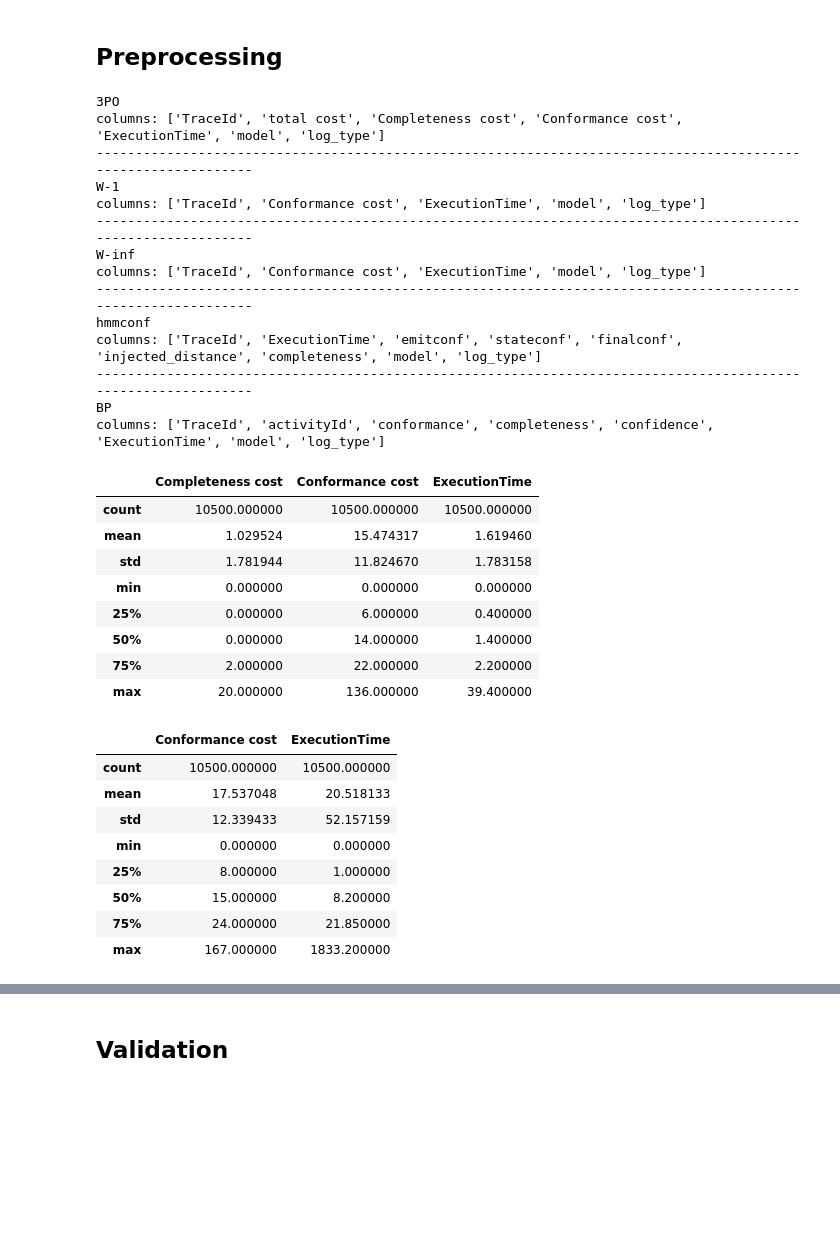
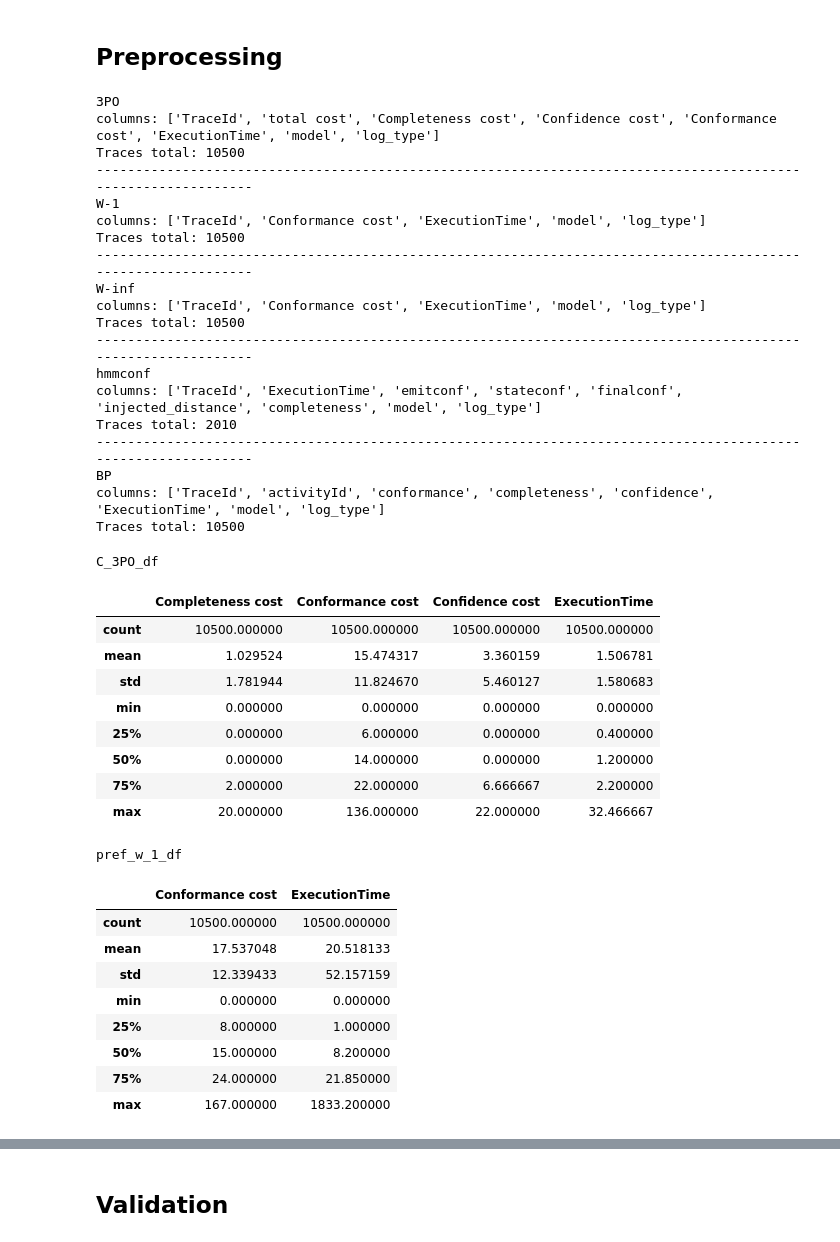
Before and after one commit to MaxTNielsen/ConformanceCheckingUsingTries, a Jupyter notebook: Jupyter/comparative_analysis.ipynb, the cells around one changed output, grey strips where cells are left out. Drawn from its saved outputs; the diff is of its cells as text; code cells hidden in the pictures; blank space fills up the shorter version.

```diff
--- a/Jupyter/comparative_analysis.ipynb
+++ b/Jupyter/comparative_analysis.ipynb
@@ -57,56 +57,70 @@ with io.capture_output() as captured:
 # %%
 print("3PO")
 print("columns: {}".format(C_3PO_df.columns.tolist()))
+print("Traces total: {}".format(C_3PO_df.shape[0]))
 
 print(110*'-')
 
 print("W-1")
 print("columns: {}".format(pref_w_1_df.columns.tolist()))
+print("Traces total: {}".format(pref_w_1_df.shape[0]))
 
 print(110*'-')
 
 print("W-inf")
 print("columns: {}".format(pref_w_inf_df.columns.tolist()))
+print("Traces total: {}".format(pref_w_inf_df.shape[0]))
 
 print(110*'-')
 
 print("hmmconf")
 print("columns: {}".format(hmmconf_df.columns.tolist()))
+print("Traces total: {}".format(hmmconf_df.groupby(['model','log_type','TraceId']).agg({'ExecutionTime': np.sum}).shape[0]))
 
 print(110*'-')
 
 print("BP")
 print("columns: {}".format(BP_df.columns.tolist()))
+print("Traces total: {}".format(BP_df.groupby(['model','log_type','TraceId']).agg({'ExecutionTime': np.sum}).shape[0]))
 # %% [output]
 3PO
-columns: ['TraceId', 'total cost', 'Completeness cost', 'Conformance cost', 'ExecutionTime', 'model', 'log_type']
+columns: ['TraceId', 'total cost', 'Completeness cost', 'Confidence cost', 'Conformance cost', 'ExecutionTime', 'model', 'log_type']
+Traces total: 10500
 --------------------------------------------------------------------------------------------------------------
 W-1
 columns: ['TraceId', 'Conformance cost', 'ExecutionTime', 'model', 'log_type']
+Traces total: 10500
 --------------------------------------------------------------------------------------------------------------
 W-inf
 columns: ['TraceId', 'Conformance cost', 'ExecutionTime', 'model', 'log_type']
+Traces total: 10500
 --------------------------------------------------------------------------------------------------------------
 hmmconf
 columns: ['TraceId', 'ExecutionTime', 'emitconf', 'stateconf', 'finalconf', 'injected_distance', 'completeness', 'model', 'log_type']
+Traces total: 2010
 --------------------------------------------------------------------------------------------------------------
 BP
 columns: ['TraceId', 'activityId', 'conformance', 'completeness', 'confidence', 'ExecutionTime', 'model', 'log_type']
+Traces total: 10500
 # %%
-C_3PO_df[['Completeness cost', 'Conformance cost', 'ExecutionTime']].describe()
+print("C_3PO_df")
+C_3PO_df[['Completeness cost', 'Conformance cost', 'Confidence cost', 'ExecutionTime']].describe()
 # %% [output]
+C_3PO_df
-|  | Completeness cost | Conformance cost | ExecutionTime |
-| count | 10500.000000 | 10500.000000 | 10500.000000 |
-| mean | 1.029524 | 15.474317 | 1.619460 |
-| std | 1.781944 | 11.824670 | 1.783158 |
-| min | 0.000000 | 0.000000 | 0.000000 |
-| 25% | 0.000000 | 6.000000 | 0.400000 |
-| 50% | 0.000000 | 14.000000 | 1.400000 |
-| 75% | 2.000000 | 22.000000 | 2.200000 |
-| max | 20.000000 | 136.000000 | 39.400000 |
+|  | Completeness cost | Conformance cost | Confidence cost | ExecutionTime |
+| count | 10500.000000 | 10500.000000 | 10500.000000 | 10500.000000 |
+| mean | 1.029524 | 15.474317 | 3.360159 | 1.506781 |
+| std | 1.781944 | 11.824670 | 5.460127 | 1.580683 |
+| min | 0.000000 | 0.000000 | 0.000000 | 0.000000 |
+| 25% | 0.000000 | 6.000000 | 0.000000 | 0.400000 |
+| 50% | 0.000000 | 14.000000 | 0.000000 | 1.200000 |
+| 75% | 2.000000 | 22.000000 | 6.666667 | 2.200000 |
+| max | 20.000000 | 136.000000 | 22.000000 | 32.466667 |
 # %%
+print("pref_w_1_df")
 pref_w_1_df[['Conformance cost', 'ExecutionTime']].describe()
 # %% [output]
+pref_w_1_df
 |  | Conformance cost | ExecutionTime |
 | count | 10500.000000 | 10500.000000 |
 | mean | 17.537048 | 20.518133 |
```
Also changed, not shown: parts of 16 cells of this notebook, 2 other files.
